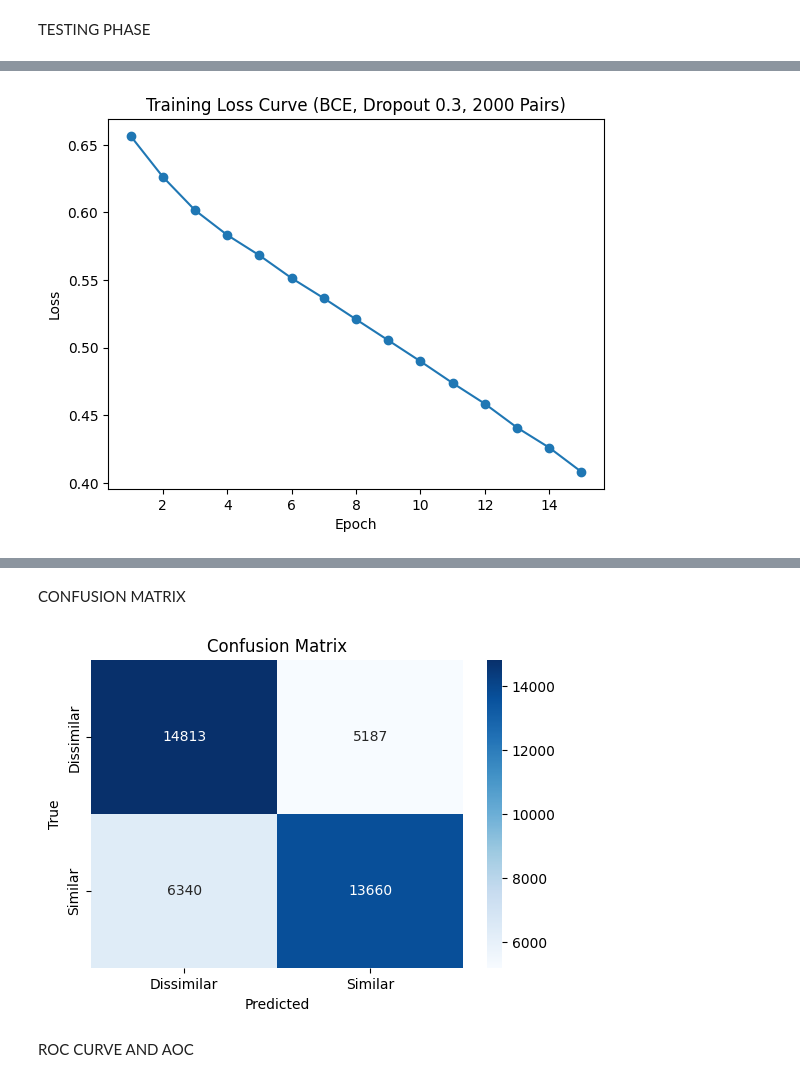
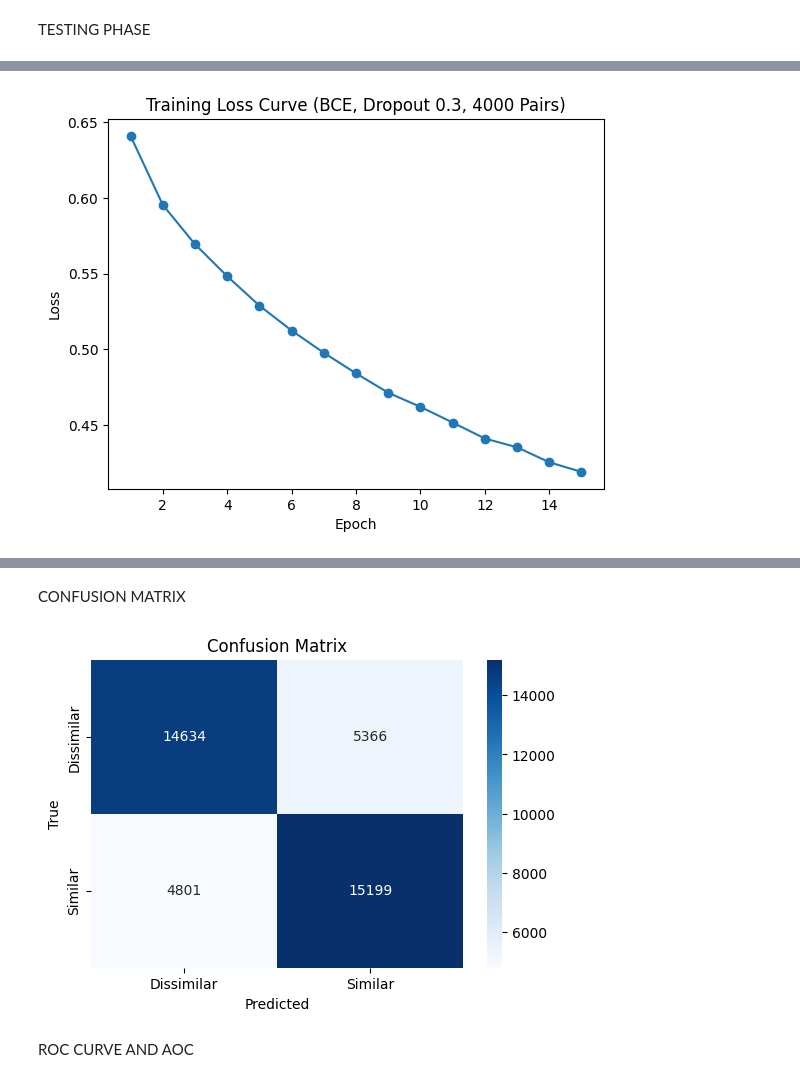
Before and after one commit to bretseabolt/Siamese-Image-Similarity, a Jupyter notebook: Siamese_NN_cifar10.ipynb, the cells around one changed output, grey strips where cells are left out. Saved outputs shown, nothing was run; the diff lists cells and outputs as text; code cells hidden in the pictures.

```diff
--- a/Siamese_NN_cifar10.ipynb
+++ b/Siamese_NN_cifar10.ipynb
@@ -288,14 +288,14 @@ def train_model(model, train_loader, criterion, optimizer, num_epochs):
             optimizer.step()
             running_loss += loss.item() * img1.size(0)
         epoch_loss = running_loss / len(train_loader.dataset)
-        loss_history.append(epoch_loss)  # Append each epoch's loss
+        loss_history.append(epoch_loss)  # append each epoch's loss
         print(f"Epoch [{epoch+1}/{num_epochs}], Loss: {epoch_loss:.4f}")
 
     # Plot the loss curve
     plt.plot(range(1, num_epochs+1), loss_history, marker='o')
     plt.xlabel('Epoch')
     plt.ylabel('Loss')
-    plt.title('Training Loss Curve (BCE, Dropout 0.3, 2000 Pairs)')
+    plt.title('Training Loss Curve (BCE, Dropout 0.3, 4000 Pairs)')
     plt.show()
     return loss_history
 # %% [markdown]
@@ -333,7 +333,7 @@ def evaluate_model(model, test_loader, criterion):
     print(f"Precision: {precision:.4f}, Recall: {recall:.4f}, F1 Score: {f1:.4f}")
     return test_loss, accuracy, precision, recall, f1
 
-siamese_trainset = SiameseCIFAR10Dataset(trainset, num_pairs_per_class=2000)
+siamese_trainset = SiameseCIFAR10Dataset(trainset, num_pairs_per_class=4000)
 train_loader = DataLoader(siamese_trainset, batch_size=8, shuffle=True)
 model = SiameseNetwork().to(device)
 criterion = nn.BCELoss()
@@ -360 +360 @@ Epoch [15/15], Loss: 0.4081
-[figure, old version]
+[figure, new version]
@@ -388,7 +388,7 @@ def plot_confusion_matrix(model, test_loader):
 
 plot_confusion_matrix(model, test_loader)
 # %% [output]
-[figure, old version]
+[figure, new version]
 # %% [markdown]
 ROC CURVE AND AOC
 # %%
```
Also changed, not shown: parts of 4 cells of this notebook.
